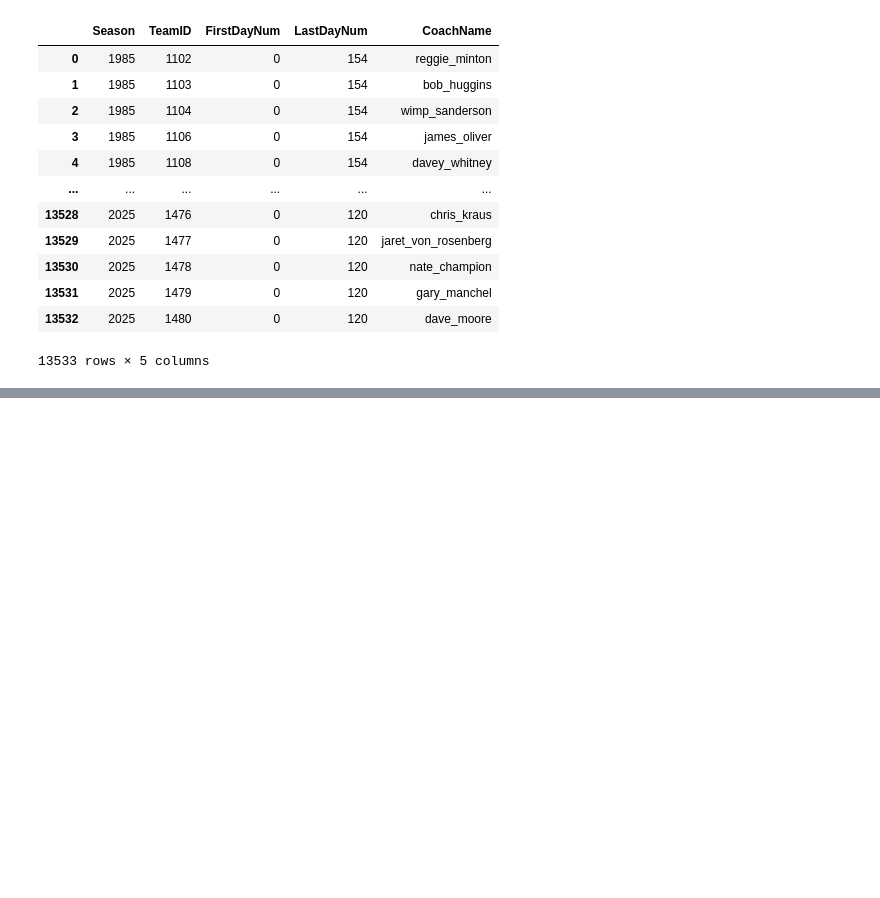
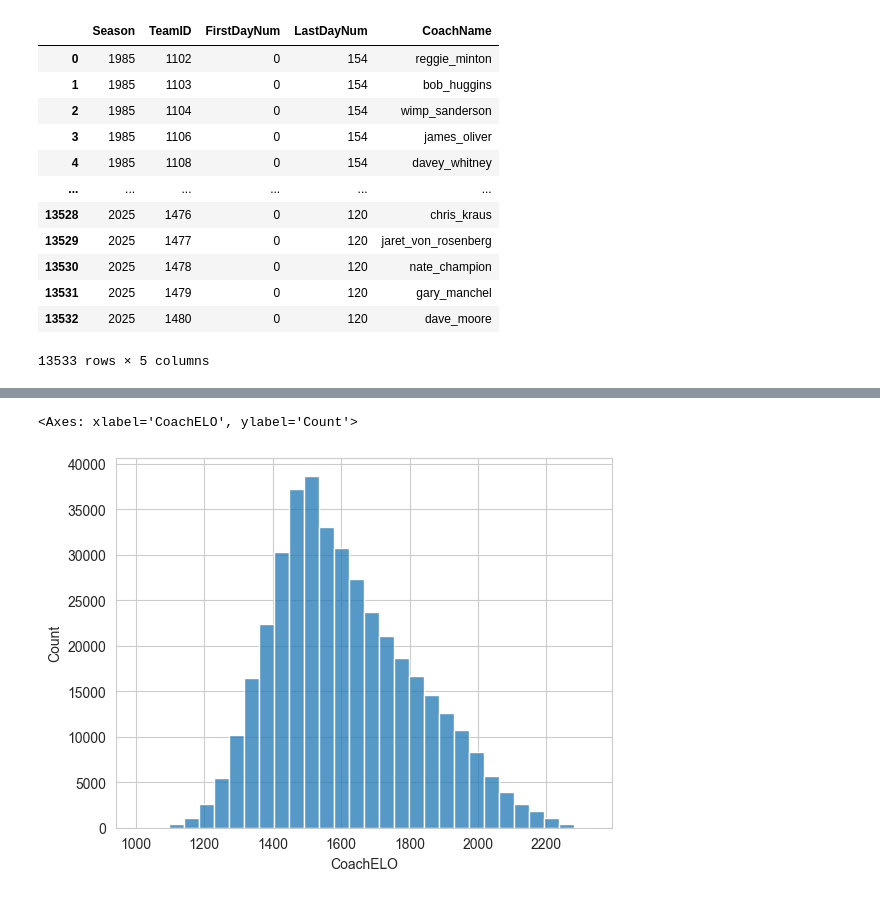
Before and after one commit to fantasy2fry/march-ml-madness-2025, a Jupyter notebook: src/fantasy2fry/elo_coach_team.ipynb, the cells around one changed output, grey strips where cells are left out. Saved outputs shown, nothing was run; the diff lists cells and outputs as text; code cells hidden in the pictures; blank space fills up the shorter version.

```diff
--- a/src/fantasy2fry/elo_coach_team.ipynb
+++ b/src/fantasy2fry/elo_coach_team.ipynb
@@ -170,0 +194,41 @@ coaches
+# %%
+matchups= matchups.sort_values(by=['Season', 'DayNum'])
+#elo for coaches
+# I want to have df with columns: Season, DayNum, TeamID, CoachElo, TeamElo
+# now I want to have df with columns: Season, DayNum, TeamID, CoachName, CoachElo
+def calculate_coach_elo(df, k=32, initial_elo=1500):
+
+    elo_ratings = {}
+
+    # Lista do przechowywania wynikowej ramki danych
+    elo_history = []
+
+    for (season, day), games in df.groupby(['Season', 'DayNum']):
+        for _, game in games.iterrows():
+            w_team, l_team = game['WTeamID'], game['LTeamID']
+            w_coach, l_coach = game['CoachName_W'], game['CoachName_L']
+            # Pobranie aktualnych wartości ELO dla coacha (lub ustawienie domyślnej)
+            w_elo = elo_ratings.get(w_coach, initial_elo)
+            l_elo = elo_ratings.get(l_coach, initial_elo)
+
+            # Obliczanie prawdopodobieństw wygranej
+            p_w = 1 / (1 + 10 ** ((l_elo - w_elo) / 400))
+            p_l = 1 - p_w
+
+            # Aktualizacja wartości ELO
+            w_elo_new = w_elo + k * (1 - p_w)
+            l_elo_new = l_elo + k * (0 - p_l)
+
+            elo_ratings[w_coach] = w_elo_new
+            elo_ratings[l_coach] = l_elo_new
+
+            # Zapisywanie wyników
+            elo_history.append([season, day, w_team, w_coach, w_elo_new])
+            elo_history.append([season, day, l_team, l_coach, l_elo_new])
+
+    # Tworzenie ramki wynikowej
+    elo_df = pd.DataFrame(elo_history, columns=['Season', 'DayNum', 'TeamID', 'CoachName', 'CoachELO'])
+    return elo_df
+# %%
+elo_coach_df = calculate_coach_elo(matchups)
+elo_coach_df
@@ -170,0 +249,5 @@ coaches
+# %%
+sns.histplot(elo_coach_df['CoachELO'], bins=30)
+# %% [output]
+<Axes: xlabel='CoachELO', ylabel='Count'>
+[figure, added]
```
Also changed, not shown: parts of 9 cells of this notebook, 1 other file.
